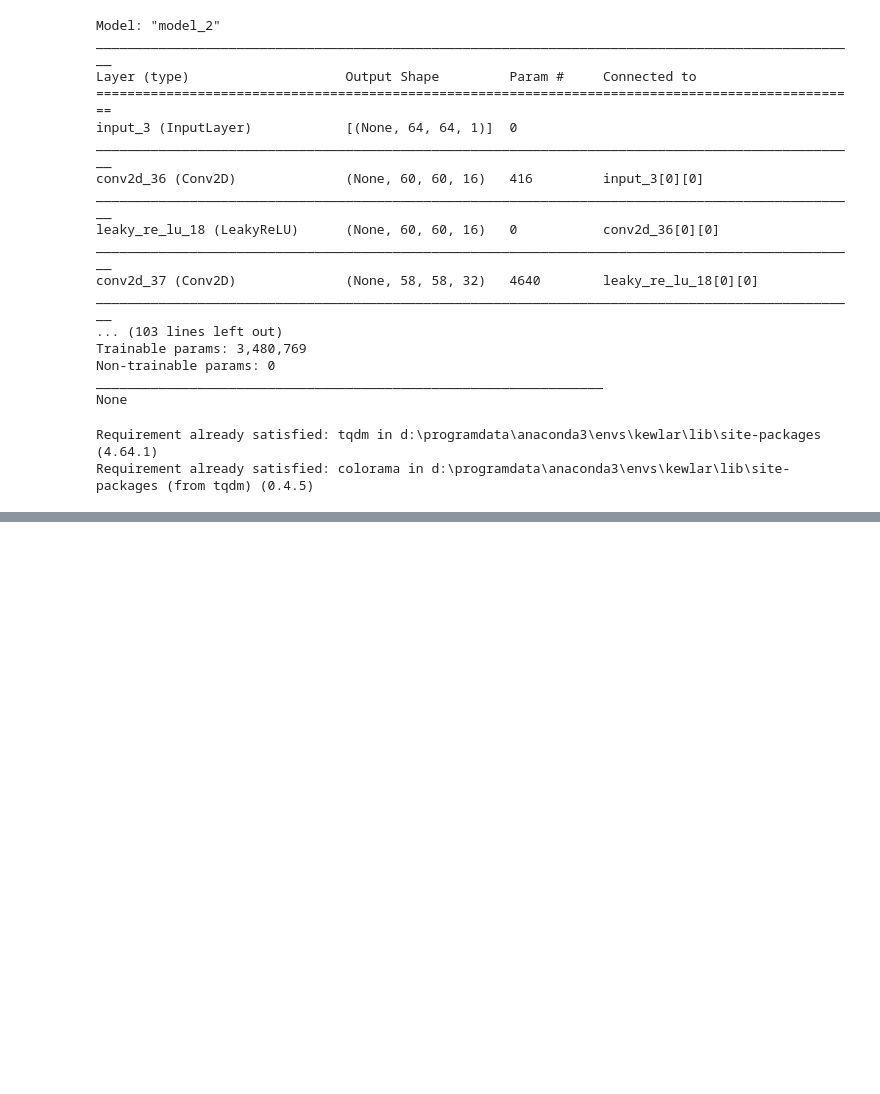
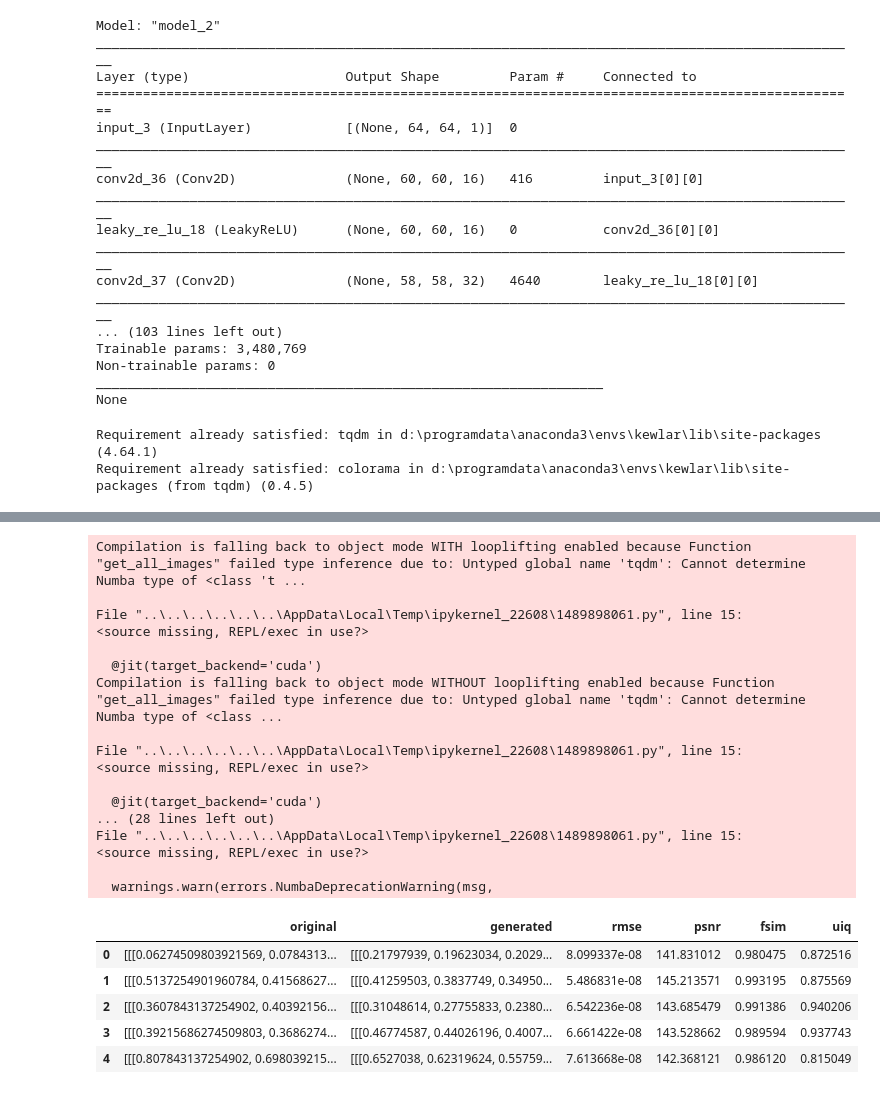
Before and after one commit to ssahare-hub/Kewlarization, a Jupyter notebook: ImageColorization_With_GANs.ipynb, the cells around one changed output, grey strips where cells are left out. Drawn from its saved outputs; the diff is of its cells as text; code cells hidden in the pictures; blank space fills up the shorter version.

```diff
--- a/ImageColorization_With_GANs.ipynb
+++ b/ImageColorization_With_GANs.ipynb
@@ -253,0 +270,62 @@ for epoch in range(epochs):
+# %%
+from numba import jit, cuda
+import pandas as pd
+
+@jit(target_backend='cuda')
+def get_all_images(generated_y, original_y):
+    all_images = {
+        'original':[],
+        'generated':[],
+        'rmse':[],
+        'psnr':[],
+        'fsim':[],
+        'uiq':[],
+    }
+
+    for generated, original in tqdm(zip(generated_y, original_y)):
+        og_img = np.array(original)
+        og_img = 1.0 / 255 *np.asarray(og_img)
+        col_img = np.array(generated)
+        col_img = 1.0 / 255 *np.asarray(col_img)
+
+        img_rmse = rmse(og_img, col_img)
+        img_psnr = psnr(og_img, col_img)
+        img_fsim = fsim(og_img, col_img)
+        img_uiq = uiq(og_img, col_img)
+        # img_rmse, img_psnr, img_fsim, img_uiq = get_image_metrics(og_img, col_img)
+        all_images['original'].append(original)
+        all_images['generated'].append(generated)
+        all_images['rmse'].append(img_rmse)
+        all_images['psnr'].append(img_psnr)
+        all_images['fsim'].append(img_fsim)
+        all_images['uiq'].append(img_uiq)
+    return all_images
+
+all_images = get_all_images(generated_y, original_y)
+
+df = pd.DataFrame(all_images)
+df.head()
+# %% [output]
+Compilation is falling back to object mode WITH looplifting enabled because Function "get_all_images" failed type inference due to: Untyped global name 'tqdm': Cannot determine Numba type of <class 't ...
+
+File "..\..\..\..\..\..\AppData\Local\Temp\ipykernel_22608\1489898061.py", line 15:
+<source missing, REPL/exec in use?>
+
+  @jit(target_backend='cuda')
+Compilation is falling back to object mode WITHOUT looplifting enabled because Function "get_all_images" failed type inference due to: Untyped global name 'tqdm': Cannot determine Numba type of <class ...
+
+File "..\..\..\..\..\..\AppData\Local\Temp\ipykernel_22608\1489898061.py", line 15:
+<source missing, REPL/exec in use?>
+
+  @jit(target_backend='cuda')
+... (28 lines left out)
+File "..\..\..\..\..\..\AppData\Local\Temp\ipykernel_22608\1489898061.py", line 15:
+<source missing, REPL/exec in use?>
+
+  warnings.warn(errors.NumbaDeprecationWarning(msg,
+|  | original | generated | rmse | psnr | fsim | uiq |
+| 0 | [[[0.06274509803921569, 0.0784313... | [[[0.21797939, 0.19623034, 0.2029... | 8.099337e-08 | 141.831012 | 0.980475 | 0.872516 |
+| 1 | [[[0.5137254901960784, 0.41568627... | [[[0.41259503, 0.3837749, 0.34950... | 5.486831e-08 | 145.213571 | 0.993195 | 0.875569 |
+| 2 | [[[0.3607843137254902, 0.40392156... | [[[0.31048614, 0.27755833, 0.2380... | 6.542236e-08 | 143.685479 | 0.991386 | 0.940206 |
+| 3 | [[[0.39215686274509803, 0.3686274... | [[[0.46774587, 0.44026196, 0.4007... | 6.661422e-08 | 143.528662 | 0.989594 | 0.937743 |
+| 4 | [[[0.807843137254902, 0.698039215... | [[[0.6527038, 0.62319624, 0.55759... | 7.613668e-08 | 142.368121 | 0.986120 | 0.815049 |
```
Also changed, not shown: parts of 14 cells of this notebook, 19 other files.
